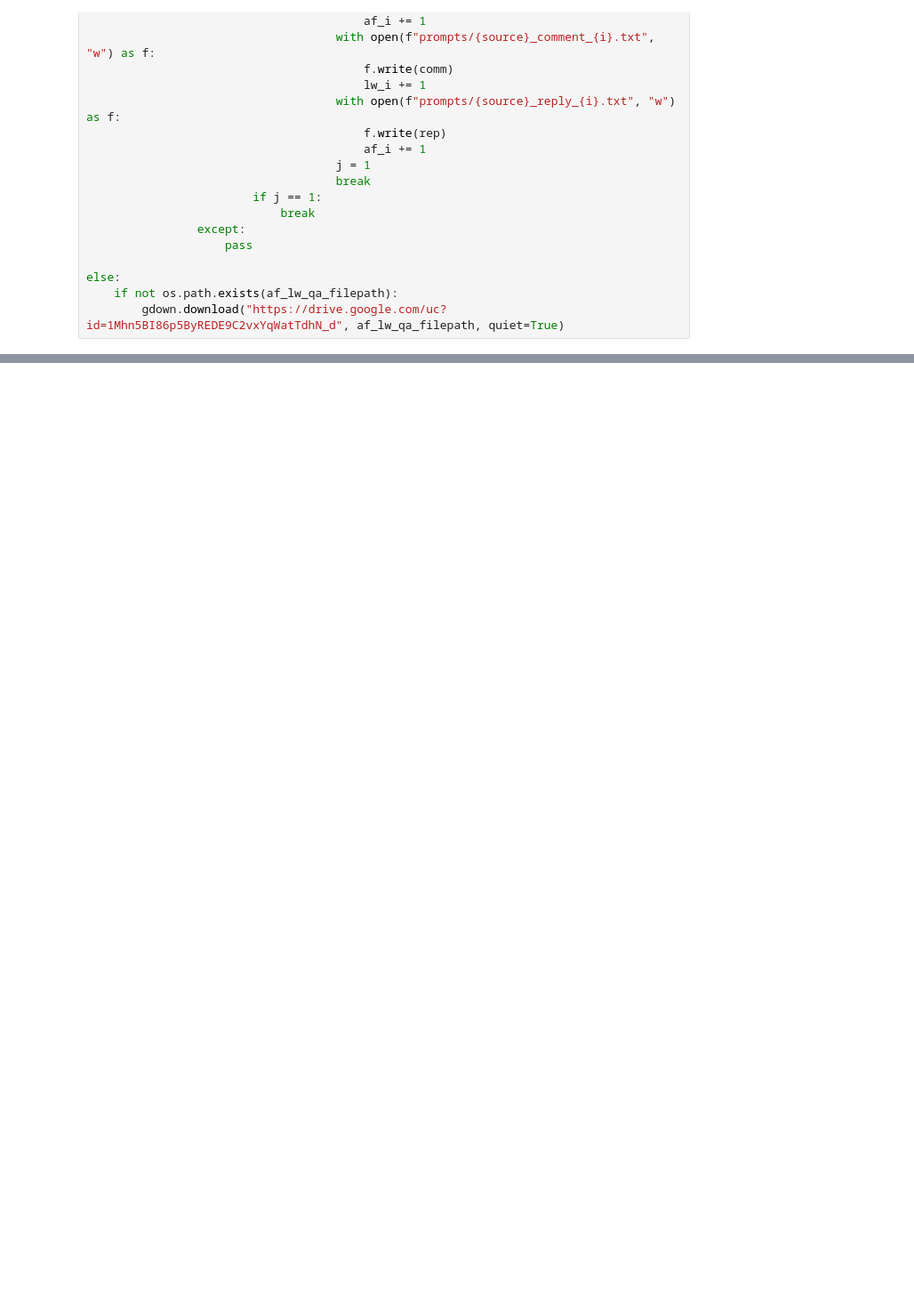
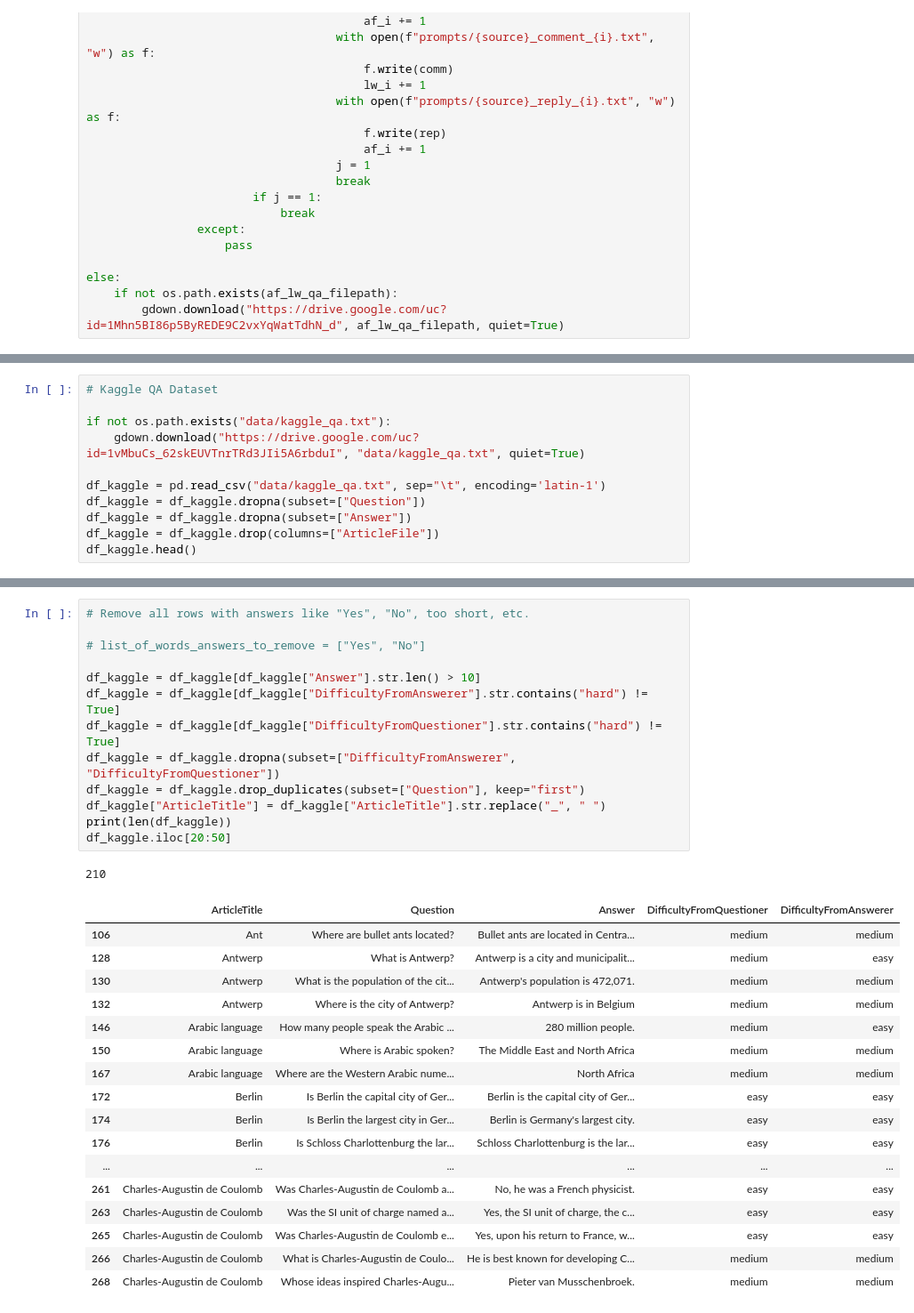
Before and after one commit to JayThibs/aligning-language-models, a Jupyter notebook: gpt_alignment.ipynb, the cells around one changed output, grey strips where cells are left out. Shown at 89% size. Saved outputs shown, nothing was run; the diff lists cells and outputs as text; blank space fills up the shorter version.

Commit message:
Added lw, af, and kaggle qa datasets.

```diff
--- a/gpt_alignment.ipynb
+++ b/gpt_alignment.ipynb
@@ -614,3 +625,14 @@ aflw_list = []
 with jsonlines.open(af_lw_qa_filepath) as reader:
     for line in reader:
         aflw_list.append(line)
+# %%
+# Kaggle QA Dataset
+
+if not os.path.exists("data/kaggle_qa.txt"):
+    gdown.download("https://drive.google.com/uc?id=1vMbuCs_62skEUVTnrTRd3JIi5A6rbduI", "data/kaggle_qa.txt", quiet=True)
+
+df_kaggle = pd.read_csv("data/kaggle_qa.txt", sep="\t", encoding='latin-1')
+df_kaggle = df_kaggle.dropna(subset=["Question"])
+df_kaggle = df_kaggle.dropna(subset=["Answer"])
+df_kaggle = df_kaggle.drop(columns=["ArticleFile"])
+df_kaggle.head()
@@ -616,0 +646,32 @@ with jsonlines.open(af_lw_qa_filepath) as reader:
+# %%
+# Remove all rows with answers like "Yes", "No", too short, etc.
+
+# list_of_words_answers_to_remove = ["Yes", "No"]
+
+df_kaggle = df_kaggle[df_kaggle["Answer"].str.len() > 10]
+df_kaggle = df_kaggle[df_kaggle["DifficultyFromAnswerer"].str.contains("hard") != True]
+df_kaggle = df_kaggle[df_kaggle["DifficultyFromQuestioner"].str.contains("hard") != True]
+df_kaggle = df_kaggle.dropna(subset=["DifficultyFromAnswerer", "DifficultyFromQuestioner"])
+df_kaggle = df_kaggle.drop_duplicates(subset=["Question"], keep="first")
+df_kaggle["ArticleTitle"] = df_kaggle["ArticleTitle"].str.replace("_", " ")
+print(len(df_kaggle))
+df_kaggle.iloc[20:50]
+# %% [output]
+210
+|  | ArticleTitle | Question | Answer | DifficultyFromQuestioner | DifficultyFromAnswerer |
+| 106 | Ant | Where are bullet ants located? | Bullet ants are located in Centra... | medium | medium |
+| 128 | Antwerp | What is Antwerp? | Antwerp is a city and municipalit... | medium | easy |
+| 130 | Antwerp | What is the population of the cit... | Antwerp's population is 472,071. | medium | medium |
+| 132 | Antwerp | Where is the city of Antwerp? | Antwerp is in Belgium | medium | medium |
+| 146 | Arabic language | How many people speak the Arabic ... | 280 million people. | medium | easy |
+| 150 | Arabic language | Where is Arabic spoken? | The Middle East and North Africa | medium | medium |
+| 167 | Arabic language | Where are the Western Arabic nume... | North Africa | medium | medium |
+| 172 | Berlin | Is Berlin the capital city of Ger... | Berlin is the capital city of Ger... | easy | easy |
+| 174 | Berlin | Is Berlin the largest city in Ger... | Berlin is Germany's largest city. | easy | easy |
+| 176 | Berlin | Is Schloss Charlottenburg the lar... | Schloss Charlottenburg is the lar... | easy | easy |
+| ... | ... | ... | ... | ... | ... |
+| 261 | Charles-Augustin de Coulomb | Was Charles-Augustin de Coulomb a... | No, he was a French physicist. | easy | easy |
+| 263 | Charles-Augustin de Coulomb | Was the SI unit of charge named a... | Yes, the SI unit of charge, the c... | easy | easy |
+| 265 | Charles-Augustin de Coulomb | Was Charles-Augustin de Coulomb e... | Yes, upon his return to France, w... | easy | easy |
+| 266 | Charles-Augustin de Coulomb | What is Charles-Augustin de Coulo... | He is best known for developing C... | medium | medium |
+| 268 | Charles-Augustin de Coulomb | Whose ideas inspired Charles-Augu... | Pieter van Musschenbroek. | medium | medium |
```
Also changed, not shown: parts of 11 cells of this notebook.
